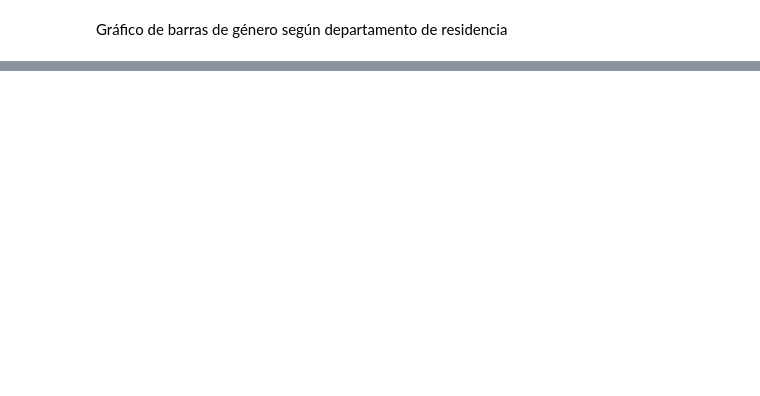
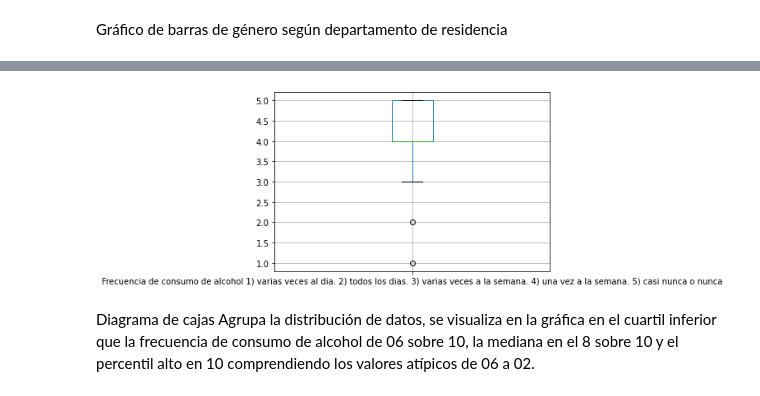
Before and after one commit to slgonzalezp/Entrega_abril_18, a Jupyter notebook: Fertilidad.ipynb, the cells around one changed output, grey strips where cells are left out. Drawn from its saved outputs; the diff is of its cells as text; code cells hidden in the pictures; blank space fills up the shorter version.

```diff
--- a/Fertilidad.ipynb
+++ b/Fertilidad.ipynb
@@ -1299,28 +281,0 @@ Se va a realizar un recorrido por todos los atributos, construyendo distintos á
-# %%
-cv = KFold(n_splits=5) # Numero deseado de "folds" que haremos
-accuracies = list()
-max_attributes = len(list(df_toPredict))
-depth_range = range(1, max_attributes + 1)
-
-# Testearemos la profundidad de 1 a cantidad de atributos +1
-for depth in depth_range:
-    fold_accuracy = []
-    tree_model = tree.DecisionTreeClassifier(criterion='gini',
-                                             max_depth = depth)
-    for train_fold, valid_fold in cv.split(df_toPredict):
-        f_train = df_toPredict.iloc[train_fold]
-        f_valid = df_toPredict.iloc[valid_fold]
-
-        model = tree_model.fit(X = f_train.drop(['PUNT_RANGO'], axis=1),
-                               y = f_train["PUNT_RANGO"])
-        valid_acc = model.score(X = f_valid.drop(['PUNT_RANGO'], axis=1),
-                                y = f_valid["PUNT_RANGO"]) # calculamos la precision con el segmento de validacion
-        fold_accuracy.append(valid_acc)
-
-    avg = sum(fold_accuracy)/len(fold_accuracy)
-    accuracies.append(avg)
-
-# Mostramos los resultados obtenidos
-df = pd.DataFrame({"Max Depth": depth_range, "Average Accuracy": accuracies})
-df = df[["Max Depth", "Average Accuracy"]]
-print(df.to_string(index=False))
@@ -1514,0 +294,7 @@ Javier Steven Pérez Fernández - 20141020074
+# %%
+boxplot_puntaje = df.boxplot(column=['Frecuencia de consumo de alcohol 1) varias veces al dia. 2) todos los dias. 3) varias veces a la semana. 4) una vez a la semana. 5) casi nunca o nunca'])
+# %% [output]
+[figure, added]
+# %% [markdown]
+Diagrama de cajas
+Agrupa la distribución de datos, se visualiza en la gráfica en el cuartil inferior que la frecuencia de consumo de alcohol de 06 sobre 10, la mediana en el 8 sobre 10 y el percentil alto en 10  comprendiendo los valores atípicos de 06  a 02.
```
Also changed, not shown: parts of 242 cells of this notebook, 3 other files.
